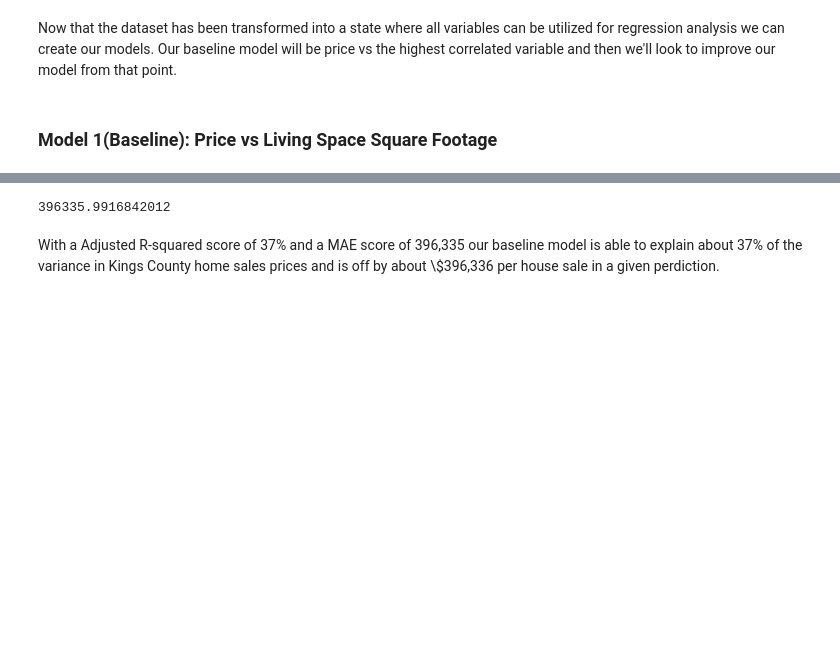
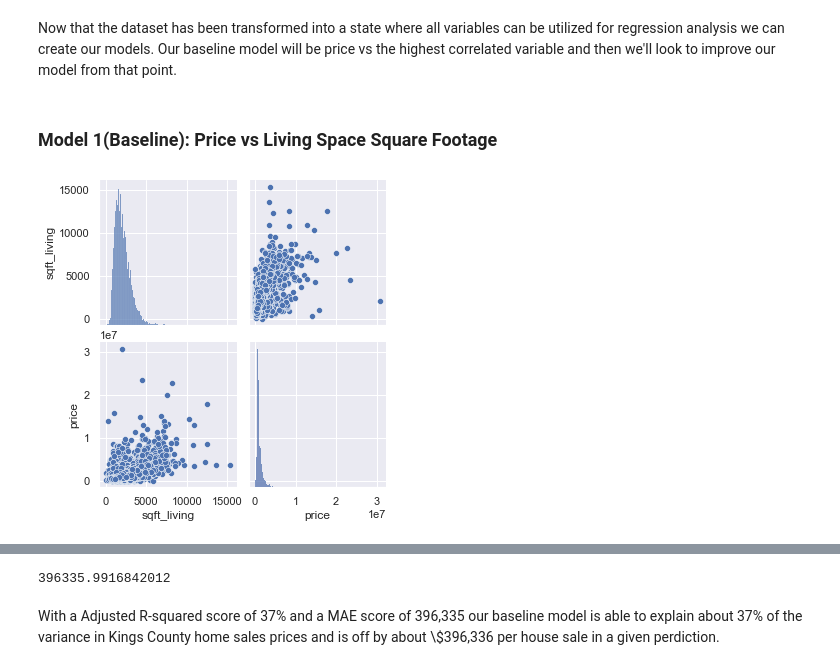
Before and after one commit to Tmoney80/KC_REIT_Proposal, a Jupyter notebook: Investment Insights.ipynb, the cells around one changed output, grey strips where cells are left out. Saved outputs shown, nothing was run; the diff lists cells and outputs as text; code cells hidden in the pictures; blank space fills up the shorter version.

```diff
--- a/Investment Insights.ipynb
+++ b/Investment Insights.ipynb
@@ -309,6 +335,10 @@ Now that the dataset has been transformed into a state where all variables can b
 </p>
 # %% [markdown]
 ### Model 1(Baseline): Price vs Living Space Square Footage
+# %%
+sns.pairplot(kc_trans_df, vars=['sqft_living', 'price']);
+# %% [output]
+[figure, added]
 # %%
 #Our baseline model of price vs sqft_living
 
```
Also changed, not shown: parts of 22 cells of this notebook, 2 other files.
